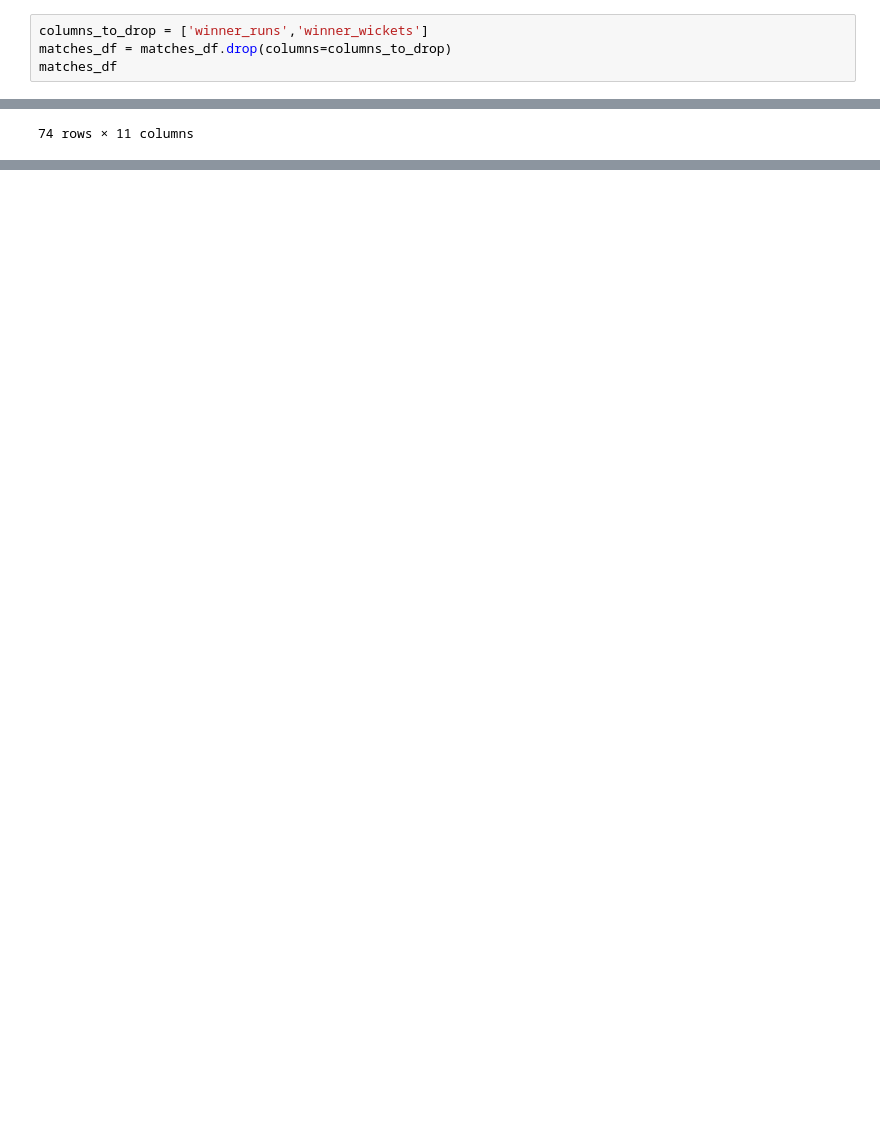
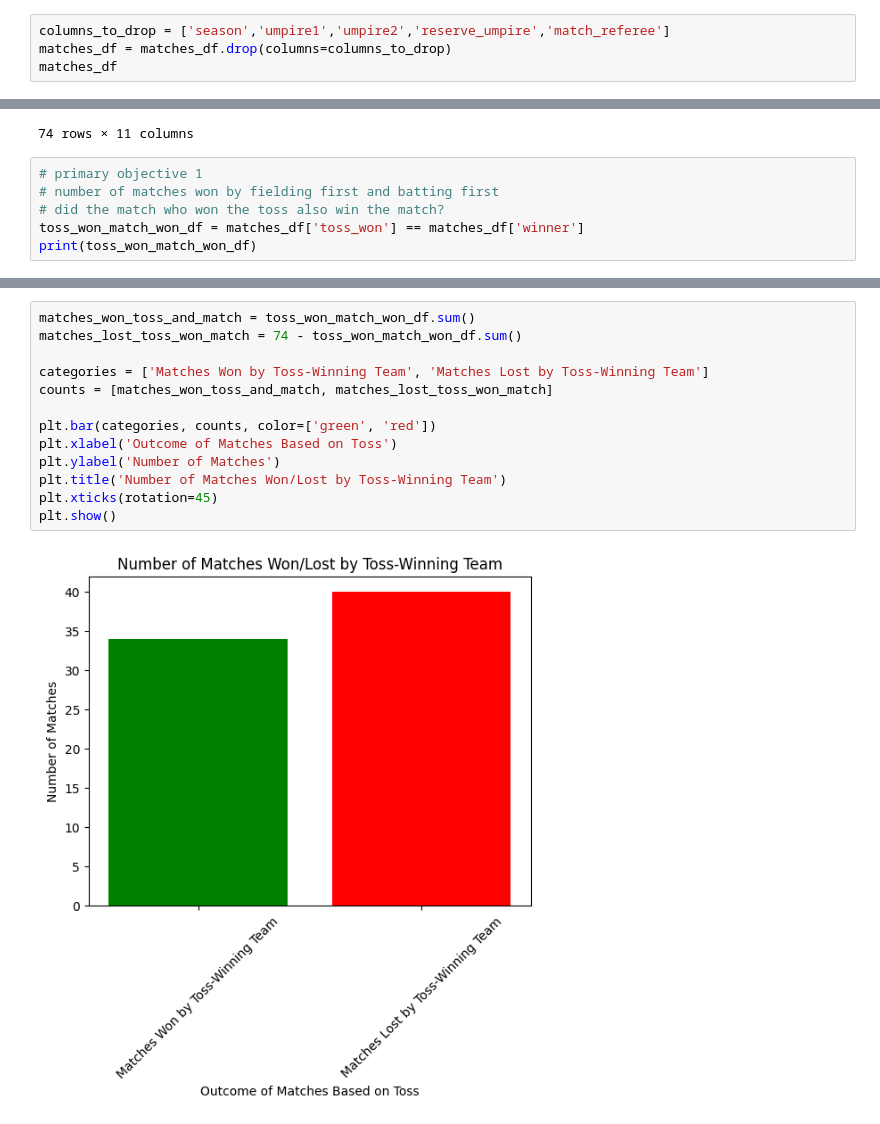
Before and after one commit to srupat/CSI-AIML, a Jupyter notebook: task 1/pandas_numpy_matplotlib_seaborn.ipynb, the cells around one changed output, grey strips where cells are left out. Saved outputs shown, nothing was run; the diff lists cells and outputs as text; blank space fills up the shorter version.

```diff
--- a/task 1/pandas_numpy_matplotlib_seaborn.ipynb
+++ b/task 1/pandas_numpy_matplotlib_seaborn.ipynb
@@ -33,7 +33,7 @@ Primary Objectives
 - Most man of the match titles(can also find out whether bowlers are awarded man of the match awards or batters are)
 - Which venue supports winning as well as frequency of the venues used
 # %%
-columns_to_drop = ['winner_runs','winner_wickets']
+columns_to_drop = ['season','umpire1','umpire2','reserve_umpire','match_referee']
 matches_df = matches_df.drop(columns=columns_to_drop)
 matches_df
 # %% [output]
@@ -50,3 +50,9 @@ matches_df
 | 72 | 26-05-2023 | 73 | Qualifier | Narendra Modi Stadium | Ahmedabad | Gujarat Titans | Mumbai Indians | Mumbai Indians | field | ... |
 | 73 | 29-05-2023 | 74 | Final | Narendra Modi Stadium | Ahmedabad | Chennai Super Kings | Gujarat Titans | Chennai Super Kings | field | ... |
 74 rows × 11 columns
+# %%
+# primary objective 1
+# number of matches won by fielding first and batting first
+# did the match who won the toss also win the match?
+toss_won_match_won_df = matches_df['toss_won'] == matches_df['winner']
+print(toss_won_match_won_df)
@@ -52,0 +78,15 @@ matches_df
+# %%
+matches_won_toss_and_match = toss_won_match_won_df.sum()
+matches_lost_toss_won_match = 74 - toss_won_match_won_df.sum()
+
+categories = ['Matches Won by Toss-Winning Team', 'Matches Lost by Toss-Winning Team']
+counts = [matches_won_toss_and_match, matches_lost_toss_won_match]
+
+plt.bar(categories, counts, color=['green', 'red'])
+plt.xlabel('Outcome of Matches Based on Toss')
+plt.ylabel('Number of Matches')
+plt.title('Number of Matches Won/Lost by Toss-Winning Team')
+plt.xticks(rotation=45)
+plt.show()
+# %% [output]
+[figure, added]
```
Also changed, not shown: parts of 3 cells of this notebook.
